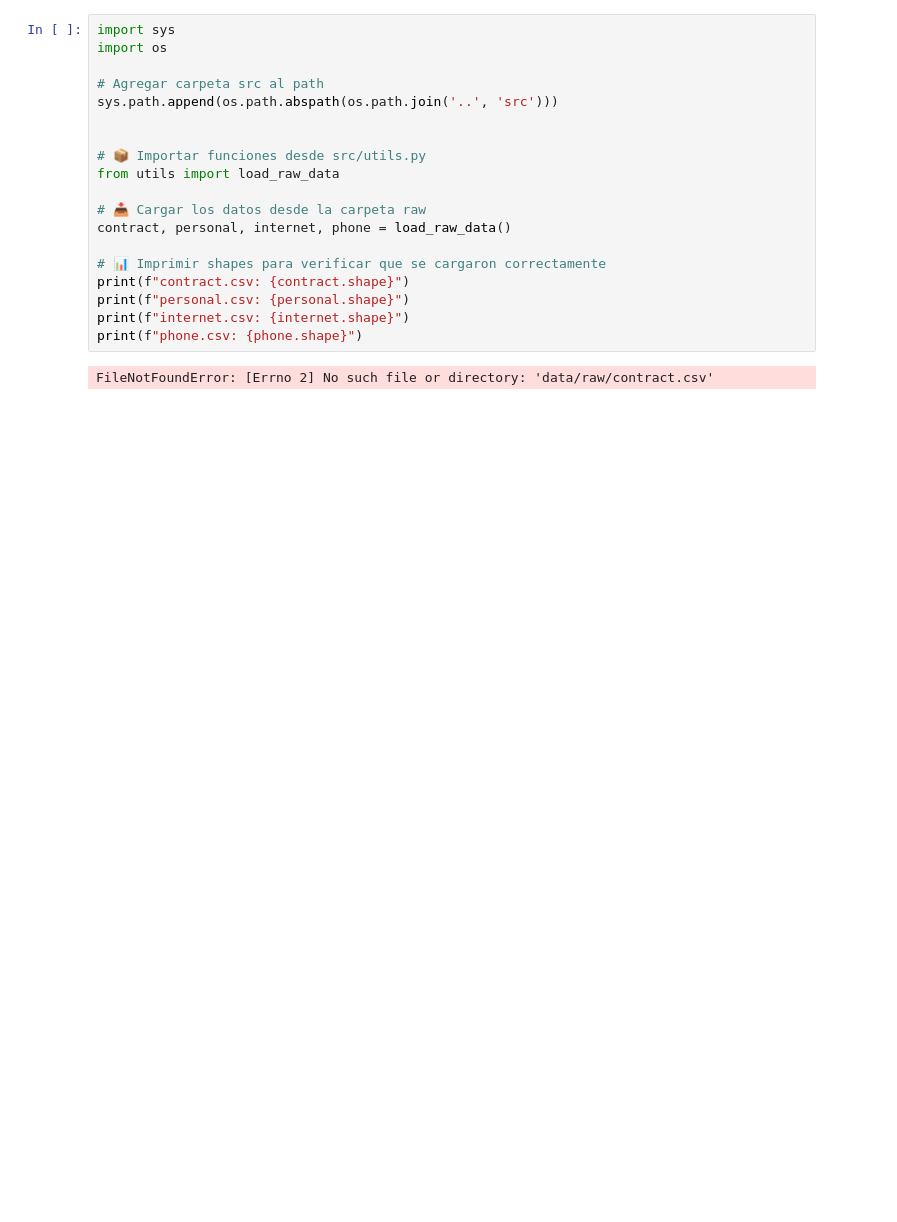
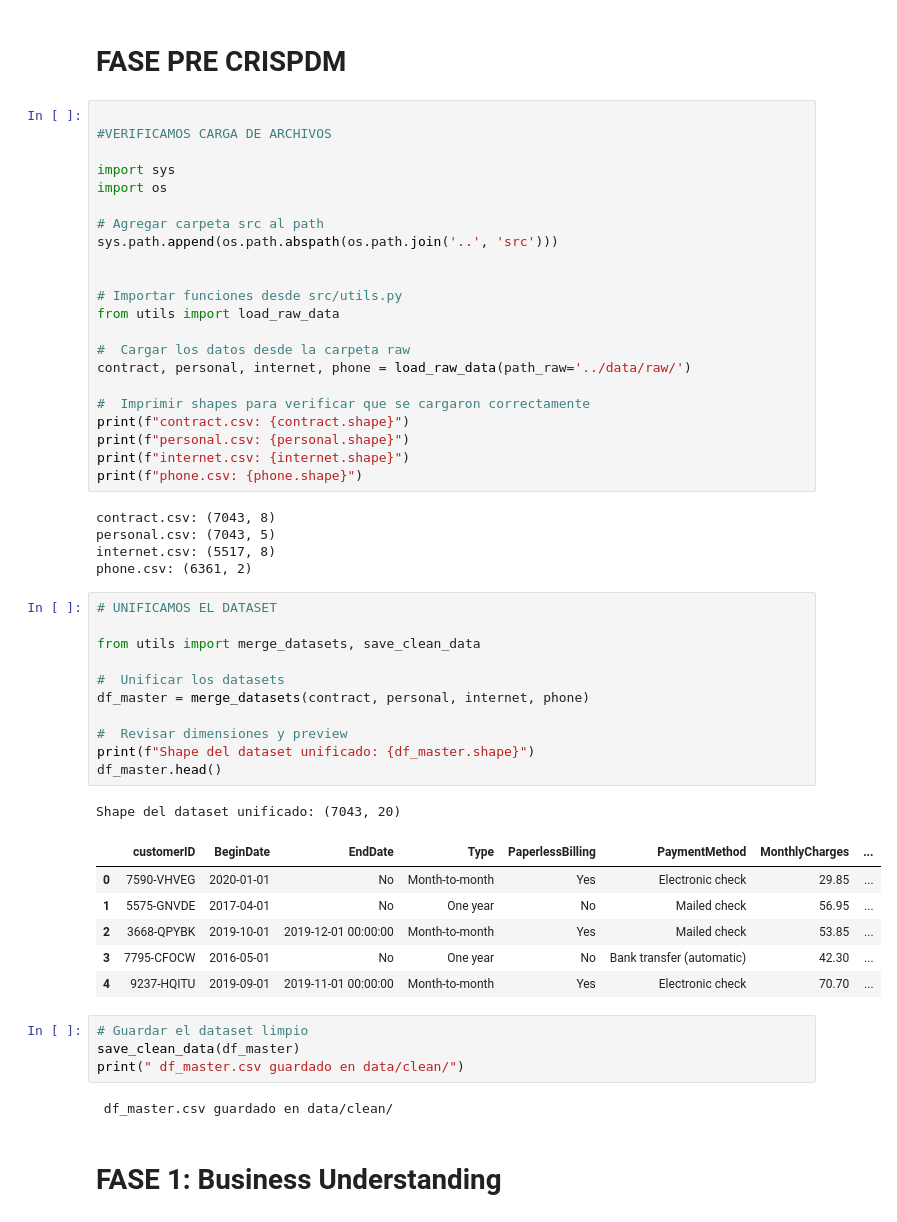
Before and after one commit to mateosalgado3/mateosalgado3-Examen_DataScience_churn-prediction-interconnect, a Jupyter notebook: notebooks/salgado_mateo_churn.ipynb, the cells around one changed output. Cells and saved outputs as stored; diff of their text form; blank space fills up the shorter version.

```diff
--- a/notebooks/salgado_mateo_churn.ipynb
+++ b/notebooks/salgado_mateo_churn.ipynb
@@ -1,4 +1,9 @@
+# %% [markdown]
+# FASE PRE CRISPDM
 # %%
+
+#VERIFICAMOS CARGA DE ARCHIVOS
+
 import sys
 import os
 
@@ -6,16 +11,46 @@ import os
 sys.path.append(os.path.abspath(os.path.join('..', 'src')))
 
 
-# 📦 Importar funciones desde src/utils.py
+# Importar funciones desde src/utils.py
 from utils import load_raw_data
 
-# 📥 Cargar los datos desde la carpeta raw
-contract, personal, internet, phone = load_raw_data()
+#  Cargar los datos desde la carpeta raw
+contract, personal, internet, phone = load_raw_data(path_raw='../data/raw/')
 
-# 📊 Imprimir shapes para verificar que se cargaron correctamente
+#  Imprimir shapes para verificar que se cargaron correctamente
 print(f"contract.csv: {contract.shape}")
 print(f"personal.csv: {personal.shape}")
 print(f"internet.csv: {internet.shape}")
 print(f"phone.csv: {phone.shape}")
 # %% [output]
-FileNotFoundError: [Errno 2] No such file or directory: 'data/raw/contract.csv'
+contract.csv: (7043, 8)
+personal.csv: (7043, 5)
+internet.csv: (5517, 8)
+phone.csv: (6361, 2)
+# %%
+# UNIFICAMOS EL DATASET
+
+from utils import merge_datasets, save_clean_data
+
+#  Unificar los datasets
+df_master = merge_datasets(contract, personal, internet, phone)
+
+#  Revisar dimensiones y preview
+print(f"Shape del dataset unificado: {df_master.shape}")
+df_master.head()
+# %% [output]
+Shape del dataset unificado: (7043, 20)
+|  | customerID | BeginDate | EndDate | Type | PaperlessBilling | PaymentMethod | MonthlyCharges | ... |
+| 0 | 7590-VHVEG | 2020-01-01 | No | Month-to-month | Yes | Electronic check | 29.85 | ... |
+| 1 | 5575-GNVDE | 2017-04-01 | No | One year | No | Mailed check | 56.95 | ... |
+| 2 | 3668-QPYBK | 2019-10-01 | 2019-12-01 00:00:00 | Month-to-month | Yes | Mailed check | 53.85 | ... |
+| 3 | 7795-CFOCW | 2016-05-01 | No | One year | No | Bank transfer (automatic) | 42.30 | ... |
+| 4 | 9237-HQITU | 2019-09-01 | 2019-11-01 00:00:00 | Month-to-month | Yes | Electronic check | 70.70 | ... |
+# %%
+# Guardar el dataset limpio
+save_clean_data(df_master)
+print(" df_master.csv guardado en data/clean/")
+# %% [output]
+ df_master.csv guardado en data/clean/
+# %% [markdown]
+# FASE 1: Business Understanding
```
Also changed, not shown: parts of 33 cells of this notebook, 1 other file.
